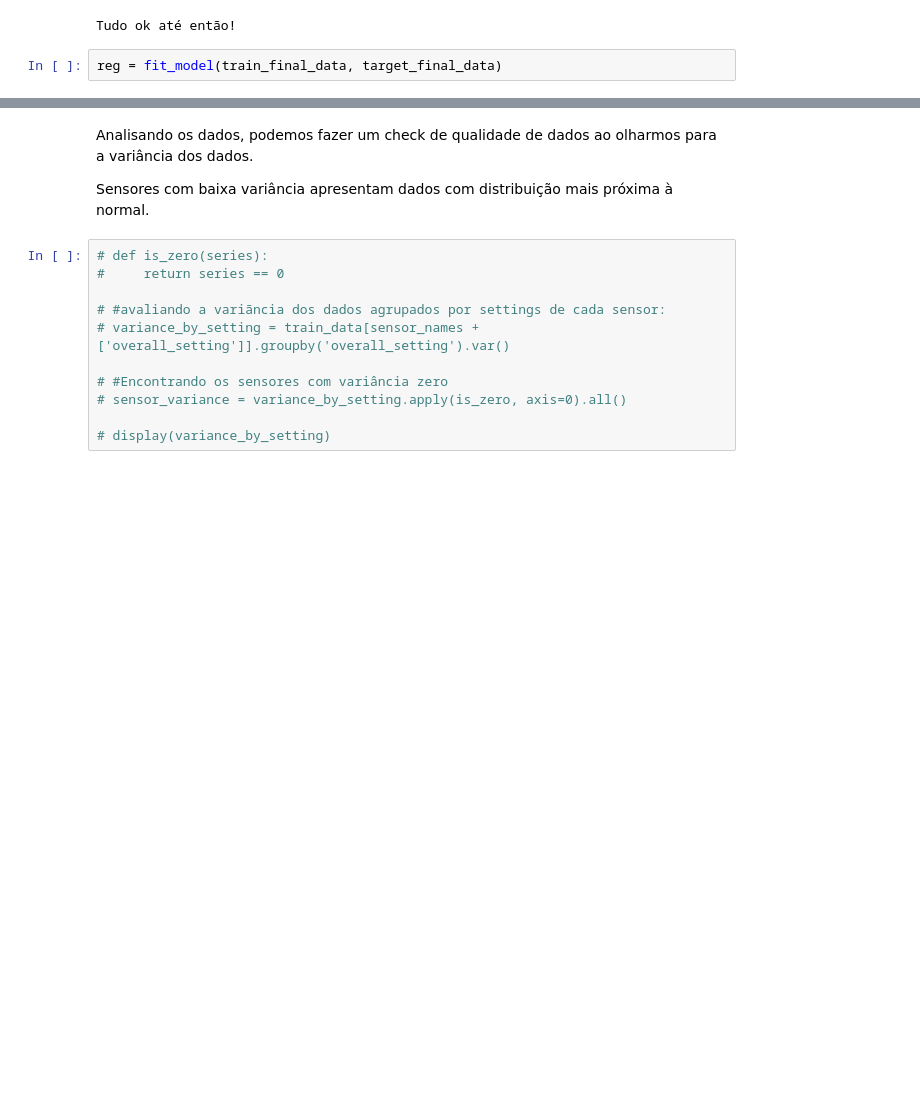
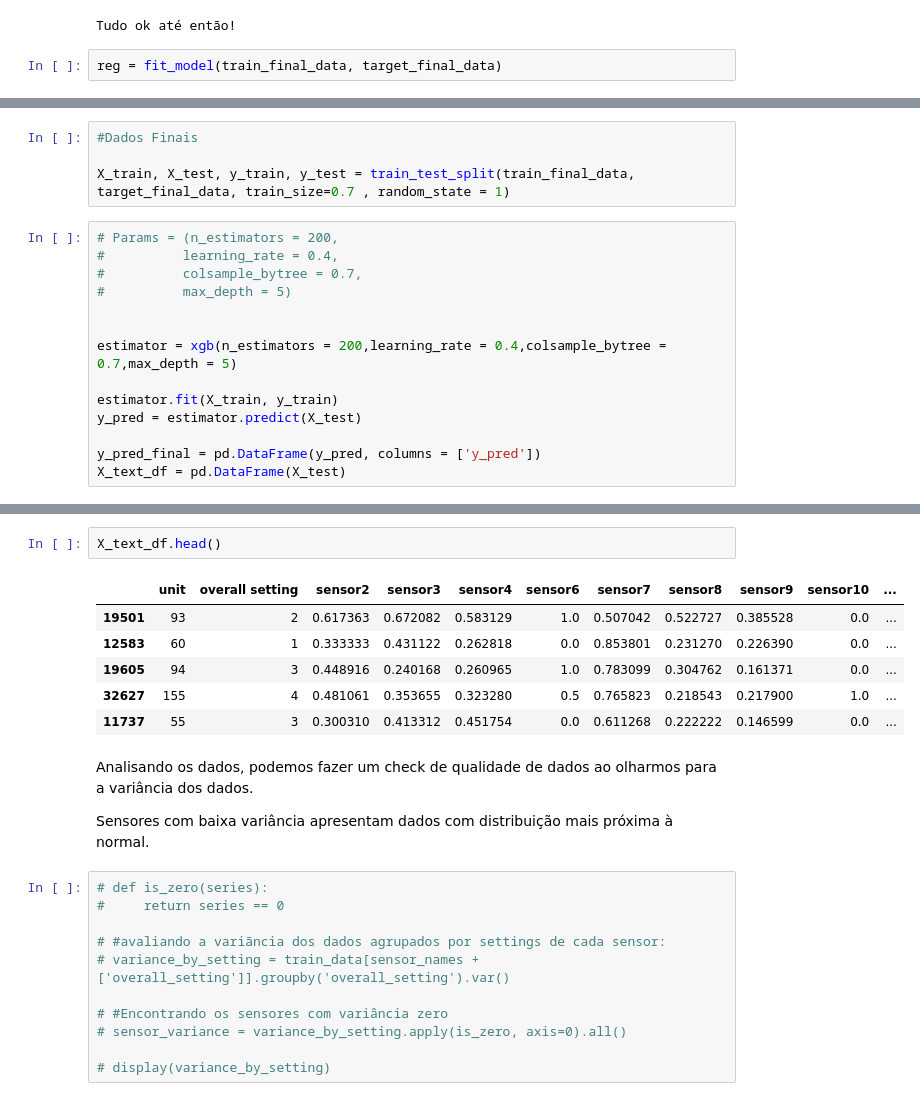
Before and after one commit to ThiagoGrabe/Nasa-Engine, a Jupyter notebook: Engine_NASA Data-Normalizing tests.ipynb, the cells around one changed output, grey strips where cells are left out. Cells and saved outputs as stored; diff of their text form; blank space fills up the shorter version.

```diff
--- a/Engine_NASA Data-Normalizing tests.ipynb
+++ b/Engine_NASA Data-Normalizing tests.ipynb
@@ -923,0 +884,18 @@ reg = fit_model(train_final_data, target_final_data)
+# %%
+#Dados Finais
+
+X_train, X_test, y_train, y_test = train_test_split(train_final_data, target_final_data, train_size=0.7 , random_state = 1)
+# %%
+# Params = (n_estimators = 200,
+#          learning_rate = 0.4,
+#          colsample_bytree = 0.7,
+#          max_depth = 5)
+
+
+estimator = xgb(n_estimators = 200,learning_rate = 0.4,colsample_bytree = 0.7,max_depth = 5)
+
+estimator.fit(X_train, y_train)
+y_pred = estimator.predict(X_test)
+
+y_pred_final = pd.DataFrame(y_pred, columns = ['y_pred'])
+X_text_df = pd.DataFrame(X_test)
@@ -924,3 +920,12 @@ reg = fit_model(train_final_data, target_final_data)
+# %%
+X_text_df.head()
+# %% [output]
+|  | unit | overall setting | sensor2 | sensor3 | sensor4 | sensor6 | sensor7 | sensor8 | sensor9 | sensor10 | ... |
+| 19501 | 93 | 2 | 0.617363 | 0.672082 | 0.583129 | 1.0 | 0.507042 | 0.522727 | 0.385528 | 0.0 | ... |
+| 12583 | 60 | 1 | 0.333333 | 0.431122 | 0.262818 | 0.0 | 0.853801 | 0.231270 | 0.226390 | 0.0 | ... |
+| 19605 | 94 | 3 | 0.448916 | 0.240168 | 0.260965 | 1.0 | 0.783099 | 0.304762 | 0.161371 | 0.0 | ... |
+| 32627 | 155 | 4 | 0.481061 | 0.353655 | 0.323280 | 0.5 | 0.765823 | 0.218543 | 0.217900 | 1.0 | ... |
+| 11737 | 55 | 3 | 0.300310 | 0.413312 | 0.451754 | 0.0 | 0.611268 | 0.222222 | 0.146599 | 0.0 | ... |
 # %% [markdown]
 Analisando os dados, podemos fazer um check de qualidade de dados ao olharmos para a variância dos dados.
 
```
Also changed, not shown: parts of 10 cells of this notebook.
